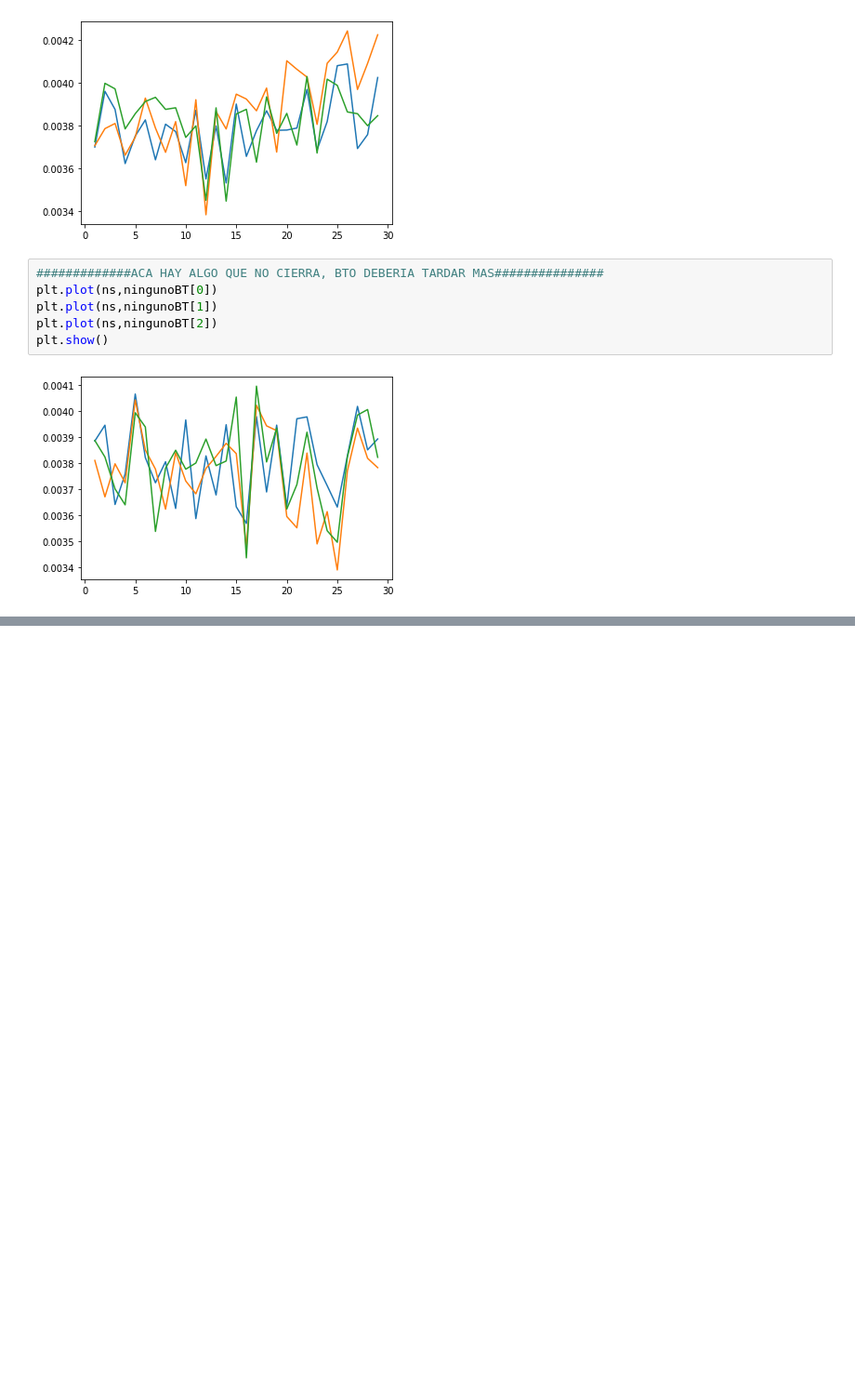
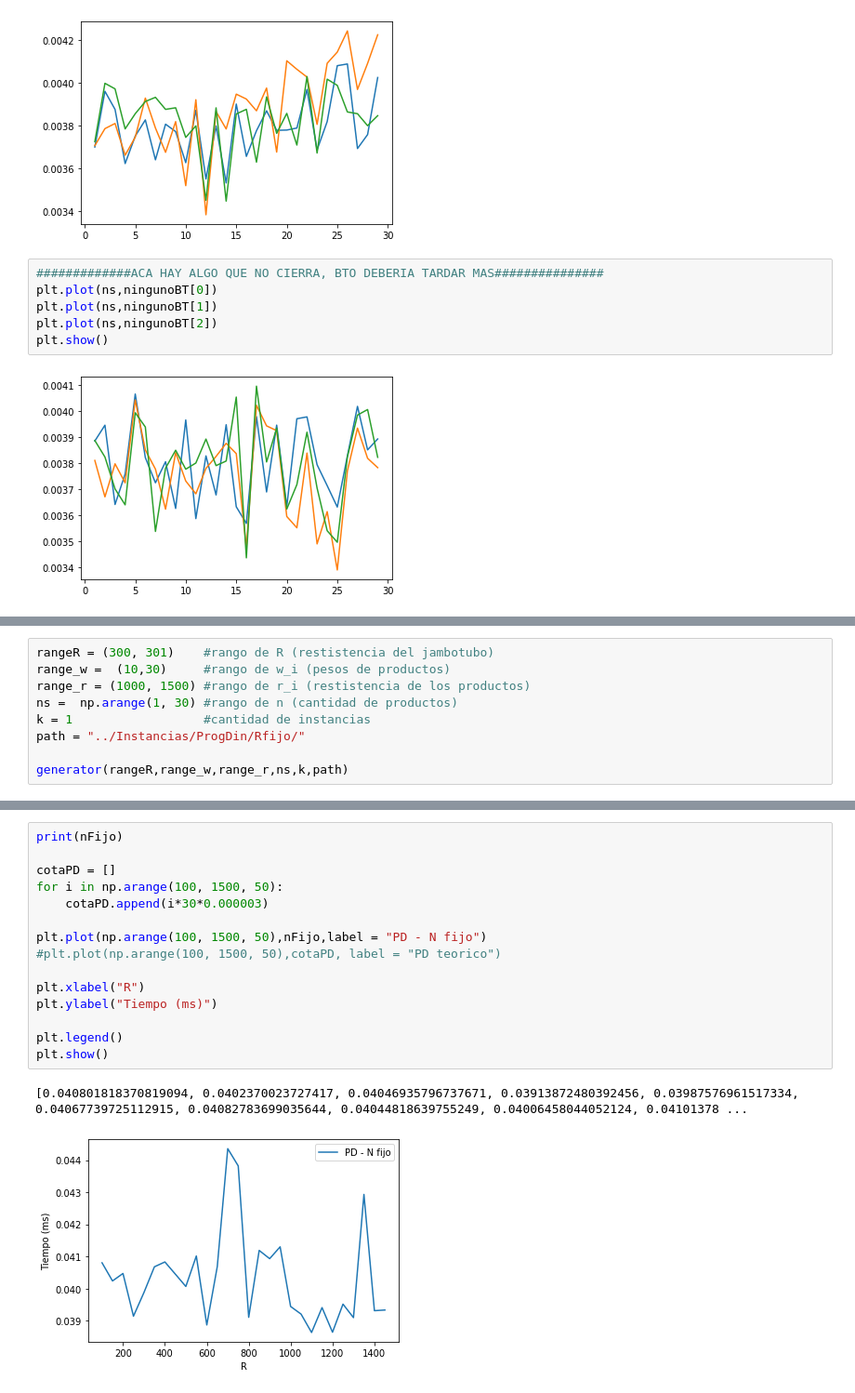
Before and after one commit to stmatias/Algoritmos-y-Estructuras-de-Datos-III---TP1, a Jupyter notebook: Notebooks/Experimentacion.ipynb, the cells around one changed output, grey strips where cells are left out. Shown: that part at 93% size. Drawn from its saved outputs; the diff is of its cells as text; blank space fills up the shorter version.

```diff
--- a/Notebooks/Experimentacion.ipynb
+++ b/Notebooks/Experimentacion.ipynb
@@ -192,0 +228,9 @@ plt.show()
+# %%
+rangeR = (300, 301)    #rango de R (restistencia del jambotubo)
+range_w =  (10,30)     #rango de w_i (pesos de productos)
+range_r = (1000, 1500) #rango de r_i (restistencia de los productos)
+ns =  np.arange(1, 30) #rango de n (cantidad de productos)
+k = 1                  #cantidad de instancias
+path = "../Instancias/ProgDin/Rfijo/"
+
+generator(rangeR,range_w,range_r,ns,k,path)
@@ -192,0 +315,18 @@ plt.show()
+# %%
+print(nFijo)
+
+cotaPD = []
+for i in np.arange(100, 1500, 50):
+    cotaPD.append(i*30*0.000003)
+
+plt.plot(np.arange(100, 1500, 50),nFijo,label = "PD - N fijo")
+#plt.plot(np.arange(100, 1500, 50),cotaPD, label = "PD teorico")
+
+plt.xlabel("R")
+plt.ylabel("Tiempo (ms)")
+
+plt.legend()
+plt.show()
+# %% [output]
+[0.040801818370819094, 0.0402370023727417, 0.04046935796737671, 0.03913872480392456, 0.03987576961517334, 0.04067739725112915, 0.04082783699035644, 0.04044818639755249, 0.04006458044052124, 0.04101378 ...
+[figure, added]
```
Also changed, not shown: parts of 14 cells of this notebook, 57 other files.
